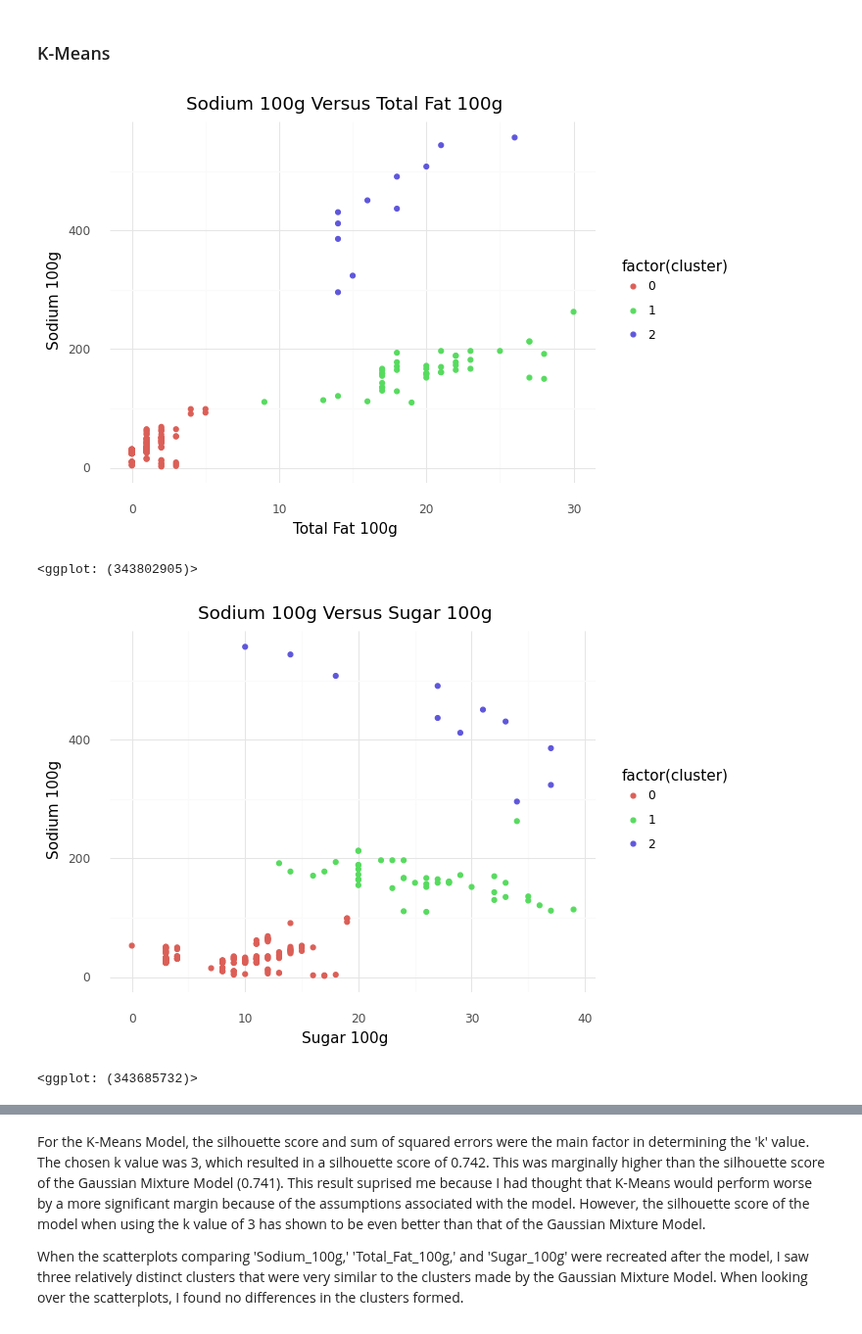
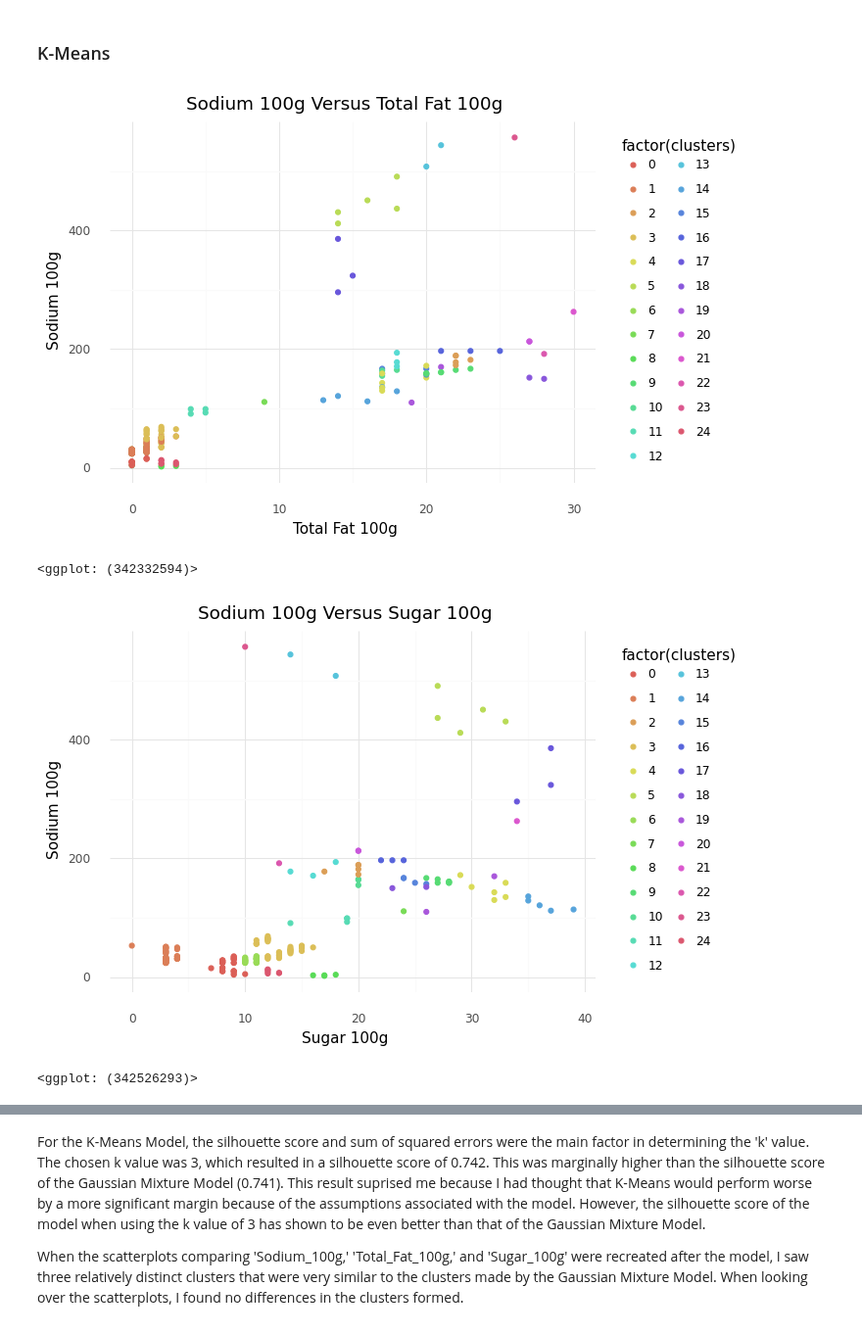
Before and after one commit to min-is/Chapman-University, a Jupyter notebook: CPSC 392 - Data Science/Projects/Min - Project 2.ipynb, the cells around one changed output, grey strips where cells are left out. Shown at 98% size. Saved outputs shown, nothing was run; the diff lists cells and outputs as text; code cells hidden in the pictures.

```diff
--- a/CPSC 392 - Data Science/Projects/Min - Project 2.ipynb
+++ b/CPSC 392 - Data Science/Projects/Min - Project 2.ipynb
@@ -240,20 +239,19 @@ When evaluating all of the scatter plots, the following trends appeared: donuts
 # %% [markdown]
 ### K-Means
 # %%
-(ggplot(df, aes(x = "Total_Fat_100g", y = "Sodium_100g")) +
-geom_point(aes(color = "factor(cluster)")) + theme_minimal() +
-ggtitle('Sodium 100g Versus Total Fat 100g') + labs(x = 'Total Fat 100g',
-y = 'Sodium 100g'))
+(ggplot(df, aes(x = "Total_Fat_100g", y = "Sodium_100g", color = "factor(clusters)")) +
+geom_point() + theme_minimal() + ggtitle('Sodium 100g Versus Total Fat 100g') +
+labs(x = 'Total Fat 100g',y = 'Sodium 100g'))
 # %% [output]
-[figure, old version]
+[figure, new version]
-<ggplot: (343802905)>
+<ggplot: (342332594)>
 # %%
 (ggplot(df, aes(x = "Sugar_100g", y = "Sodium_100g")) +
-geom_point(aes(color = "factor(cluster)")) + theme_minimal() +
+geom_point(aes(color = "factor(clusters)")) + theme_minimal() +
 ggtitle('Sodium 100g Versus Sugar 100g') + labs(x = 'Sugar 100g',
 y = 'Sodium 100g'))
 # %% [output]
-[figure, old version]
+[figure, new version]
-<ggplot: (343685732)>
+<ggplot: (342526293)>
 # %%
 (ggplot(df, aes(x = "Total_Fat_100g", y = "Sugar_100g")) +
```
Also changed, not shown: parts of 17 cells of this notebook, 1 other file.
